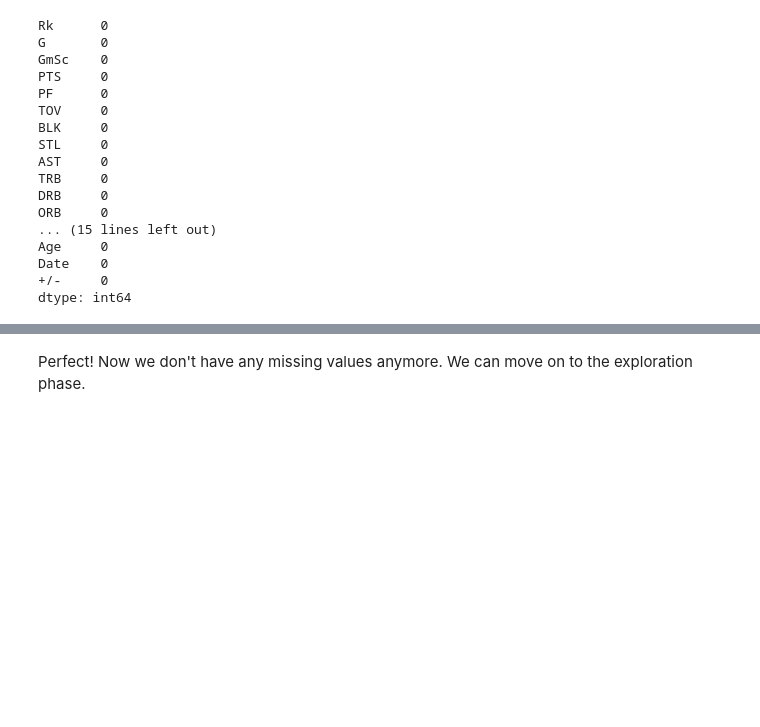
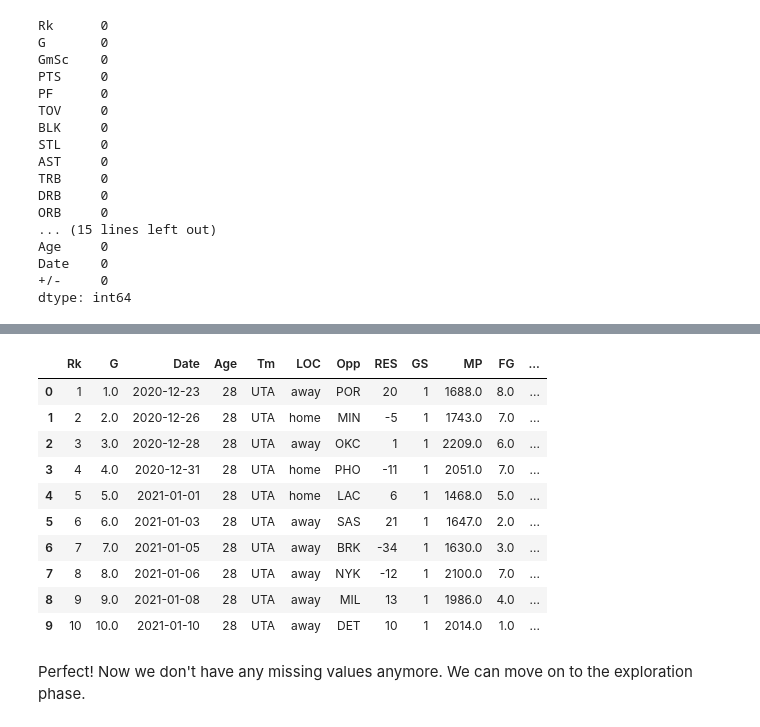
Before and after one commit to dounya-bourhani/NBA_stats_analysis, a Jupyter notebook: main_notebook.ipynb, the cells around one changed output, grey strips where cells are left out. Cells and saved outputs as stored; diff of their text form; code cells hidden in the pictures; blank space fills up the shorter version.

```diff
--- a/main_notebook.ipynb
+++ b/main_notebook.ipynb
@@ -79,4 +84,4 @@ stats_dataframe['LOC'] = stats_dataframe['LOC'].fillna('home')
 conditions = ['Inactive', 'Did Not Play', 'Did Not Dress', 'Not With Team']
 
 # Replace NaN values with -1 for rows where GS matches the conditions
-stats_dataframe.loc[stats_dataframe['GS'].isin(conditions)] = stats_dataframe.loc[stats_dataframe['GS'].isin(conditions)].fillna(-1)
+stats_dataframe.loc[stats_dataframe['GS'].isin(conditions)] = stats_dataframe.loc[stats_dataframe['GS'].isin(conditions)].infer_objects(copy=False).fillna(-1)
@@ -131,0 +119,5 @@ dtype: int64
+# %%
+# Age column (from 31-128 to 31)
+# Remove everything after the hyphen and convert the column to int
+stats_dataframe['Age'] = stats_dataframe['Age'].apply(lambda x: int(x.split('-')[0]))
+stats_dataframe.Age
@@ -131,0 +137,7 @@ dtype: int64
+# %%
+# RES column (from W (+2) to 2)
+import re
+
+# Extract the number in parentheses in the colonne RES
+stats_dataframe['RES'] = stats_dataframe['RES'].str.extract(r'\(([-+]?\d+)\)').astype(int)
+stats_dataframe.RES
@@ -131,0 +173,9 @@ dtype: int64
+# %%
+def convert_to_minutes_seconds(mp):
+    if isinstance(mp, str):
+        parts = mp.split(':')
+        return int(parts[0]) * 60 + int(parts[1])
+    return mp
+
+stats_dataframe['MP'] = stats_dataframe['MP'].apply(convert_to_minutes_seconds)
+stats_dataframe['MP']
@@ -132,3 +195,17 @@ dtype: int64
+# %%
+stats_dataframe.head(10)
+# %% [output]
+|  | Rk | G | Date | Age | Tm | LOC | Opp | RES | GS | MP | FG | ... |
+| 0 | 1 | 1.0 | 2020-12-23 | 28 | UTA | away | POR | 20 | 1 | 1688.0 | 8.0 | ... |
+| 1 | 2 | 2.0 | 2020-12-26 | 28 | UTA | home | MIN | -5 | 1 | 1743.0 | 7.0 | ... |
+| 2 | 3 | 3.0 | 2020-12-28 | 28 | UTA | away | OKC | 1 | 1 | 2209.0 | 6.0 | ... |
+| 3 | 4 | 4.0 | 2020-12-31 | 28 | UTA | home | PHO | -11 | 1 | 2051.0 | 7.0 | ... |
+| 4 | 5 | 5.0 | 2021-01-01 | 28 | UTA | home | LAC | 6 | 1 | 1468.0 | 5.0 | ... |
+| 5 | 6 | 6.0 | 2021-01-03 | 28 | UTA | away | SAS | 21 | 1 | 1647.0 | 2.0 | ... |
+| 6 | 7 | 7.0 | 2021-01-05 | 28 | UTA | away | BRK | -34 | 1 | 1630.0 | 3.0 | ... |
+| 7 | 8 | 8.0 | 2021-01-06 | 28 | UTA | away | NYK | -12 | 1 | 2100.0 | 7.0 | ... |
+| 8 | 9 | 9.0 | 2021-01-08 | 28 | UTA | away | MIL | 13 | 1 | 1986.0 | 4.0 | ... |
+| 9 | 10 | 10.0 | 2021-01-10 | 28 | UTA | away | DET | 10 | 1 | 2014.0 | 1.0 | ... |
 # %% [markdown]
 Perfect! Now we don't have any missing values anymore. We can move on to the exploration phase.
 # %% [markdown]
```
Also changed, not shown: parts of 14 cells of this notebook, 15 other files.
